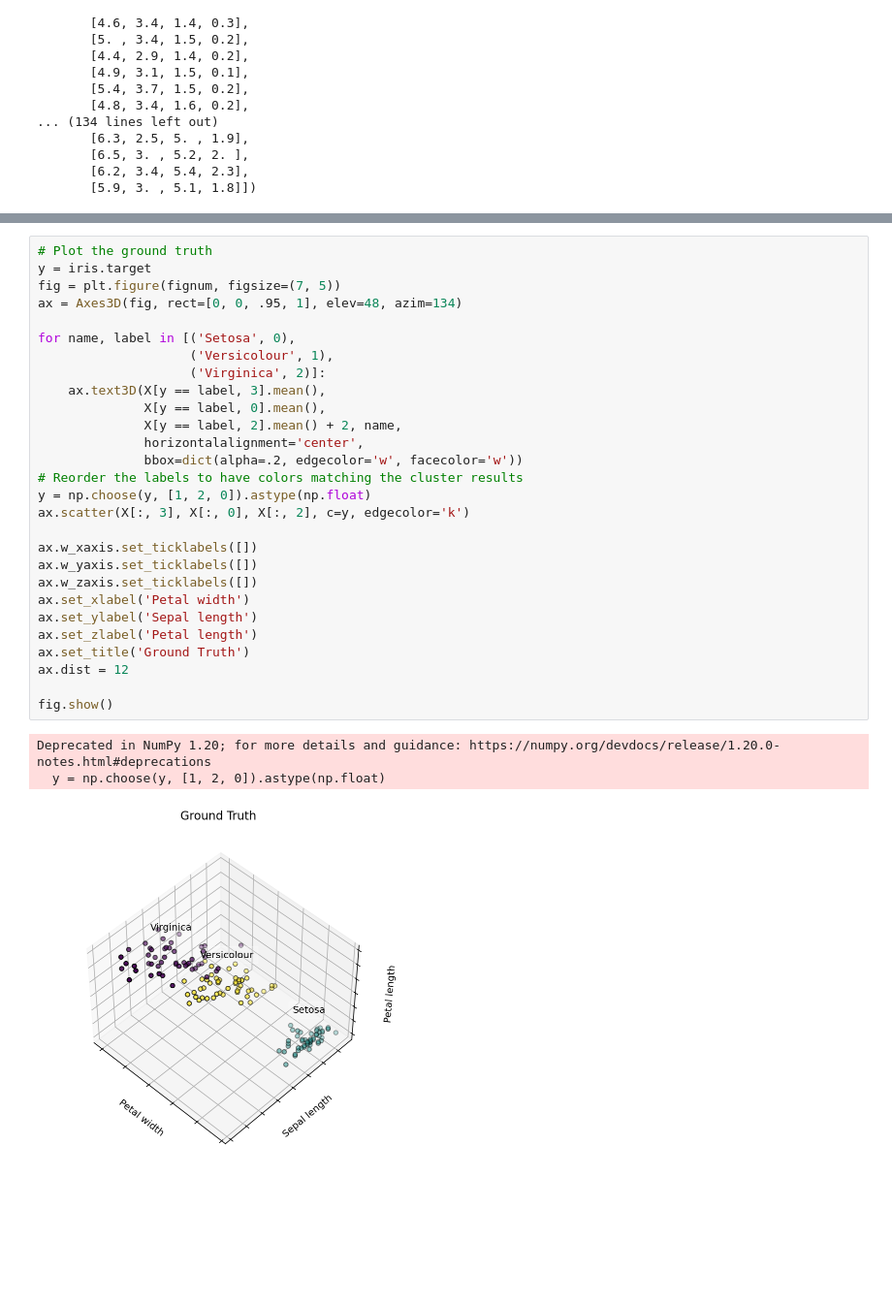
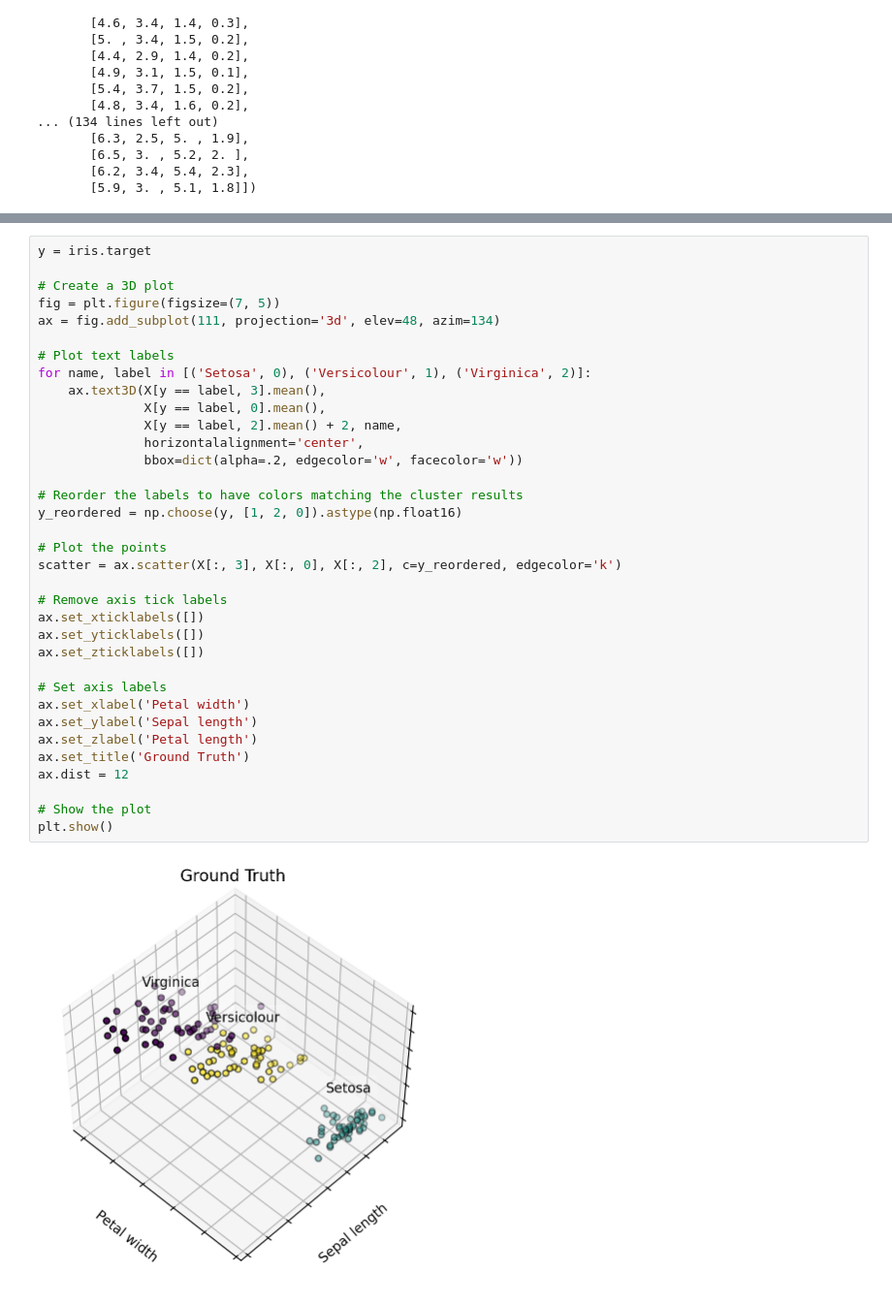
Before and after one commit to mohan-mj/K-Means-Clustering, a Jupyter notebook: K Means - Iris.ipynb, the cells around one changed output, grey strips where cells are left out. Shown at 97% size. Saved outputs shown, nothing was run; the diff lists cells and outputs as text; blank space fills up the shorter version.

```diff
--- a/K Means - Iris.ipynb
+++ b/K Means - Iris.ipynb
@@ -84,32 +97,37 @@ Deprecated in NumPy 1.20; for more details and guidance: https://numpy.org/devdo
 # %%
-# Plot the ground truth
 y = iris.target
-fig = plt.figure(fignum, figsize=(7, 5))
-ax = Axes3D(fig, rect=[0, 0, .95, 1], elev=48, azim=134)
 
-for name, label in [('Setosa', 0),
-                    ('Versicolour', 1),
-                    ('Virginica', 2)]:
+# Create a 3D plot
+fig = plt.figure(figsize=(7, 5))
+ax = fig.add_subplot(111, projection='3d', elev=48, azim=134)
+
+# Plot text labels
+for name, label in [('Setosa', 0), ('Versicolour', 1), ('Virginica', 2)]:
     ax.text3D(X[y == label, 3].mean(),
               X[y == label, 0].mean(),
               X[y == label, 2].mean() + 2, name,
               horizontalalignment='center',
               bbox=dict(alpha=.2, edgecolor='w', facecolor='w'))
+
 # Reorder the labels to have colors matching the cluster results
-y = np.choose(y, [1, 2, 0]).astype(np.float)
-ax.scatter(X[:, 3], X[:, 0], X[:, 2], c=y, edgecolor='k')
+y_reordered = np.choose(y, [1, 2, 0]).astype(np.float16)
 
-ax.w_xaxis.set_ticklabels([])
-ax.w_yaxis.set_ticklabels([])
-ax.w_zaxis.set_ticklabels([])
+# Plot the points
+scatter = ax.scatter(X[:, 3], X[:, 0], X[:, 2], c=y_reordered, edgecolor='k')
+
+# Remove axis tick labels
+ax.set_xticklabels([])
+ax.set_yticklabels([])
+ax.set_zticklabels([])
+
+# Set axis labels
 ax.set_xlabel('Petal width')
 ax.set_ylabel('Sepal length')
 ax.set_zlabel('Petal length')
 ax.set_title('Ground Truth')
 ax.dist = 12
 
-fig.show()
+# Show the plot
+plt.show()
 # %% [output]
-Deprecated in NumPy 1.20; for more details and guidance: https://numpy.org/devdocs/release/1.20.0-notes.html#deprecations
-  y = np.choose(y, [1, 2, 0]).astype(np.float)
-[figure, old version]
+[figure, new version]
```
Also changed, not shown: parts of 3 cells of this notebook, 2 other files.
